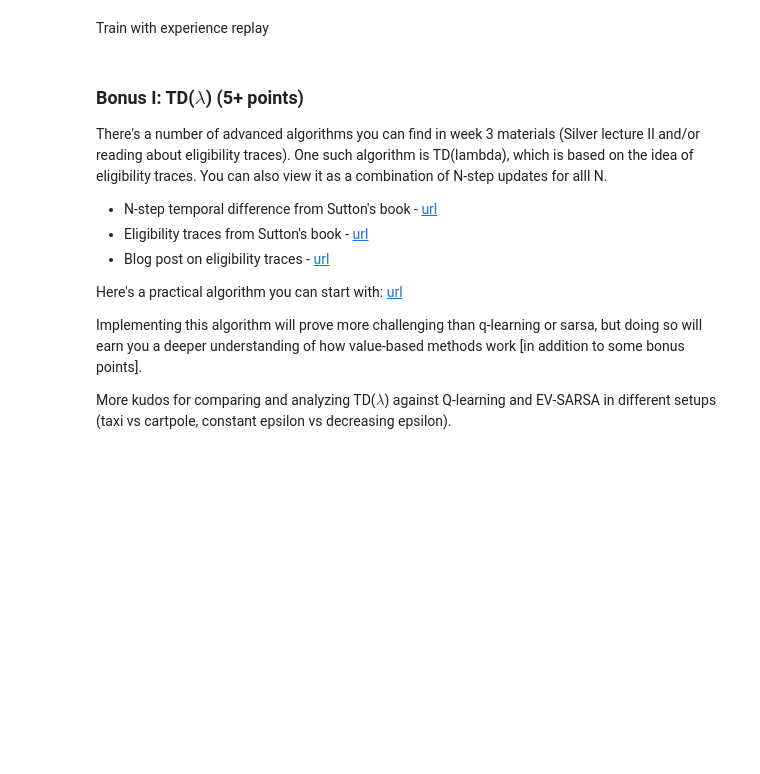
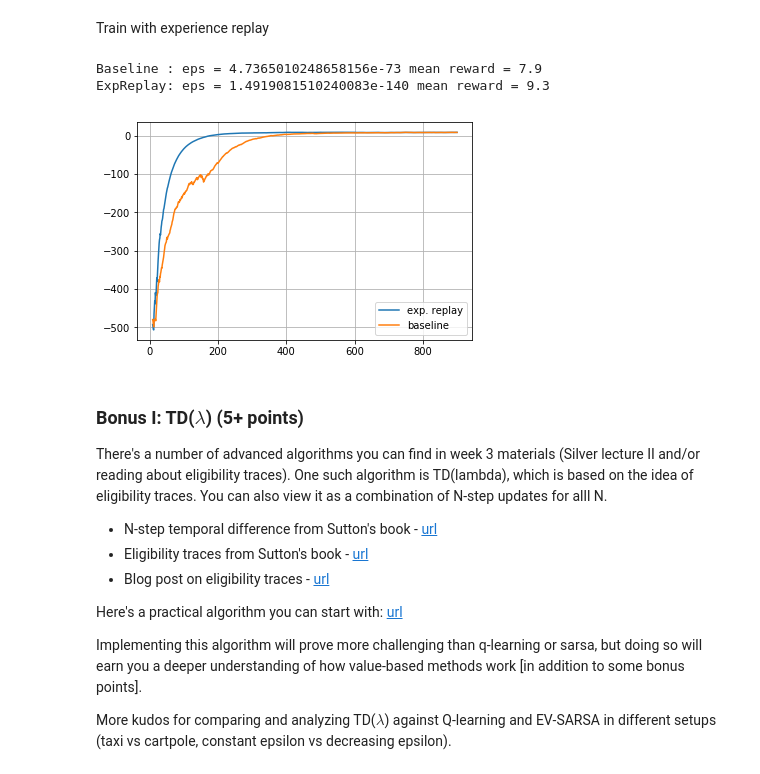
Before and after one commit to sshkhr/Practical_RL, a Jupyter notebook: week3_model_free/homework/homework.ipynb, the cells around one changed output. Saved outputs shown, nothing was run; the diff lists cells and outputs as text; code cells hidden in the pictures; blank space fills up the shorter version.

Commit message:
Added Experience Replay Buffer

```diff
--- a/week3_model_free/homework/homework.ipynb
+++ b/week3_model_free/homework/homework.ipynb
@@ -425,6 +475,11 @@ print ("Success!")
 # %% [markdown]
 Now let's use this buffer to improve training:
-# %%
-agent = <create agent>
-replay = ReplayBuffer(10000)
+# %%
+agent_baseline = QLearningAgent(alpha=0.5, epsilon=0.25, discount=0.99,
+                       get_legal_actions = lambda s: range(n_actions))
+
+agent_replay = QLearningAgent(alpha=0.5, epsilon=0.25, discount=0.99,
+                       get_legal_actions = lambda s: range(n_actions))
+
+replay = ReplayBuffer(10000)
 # %%
@@ -460,3 +528,35 @@ Train with experience replay
+# %%
+import gym
+env = gym.make("Taxi-v2")
+
+n_actions = env.action_space.n
+# %%
+from IPython.display import clear_output
+from pandas import ewma, Series
+moving_average = lambda ts, span=100: ewma(Series(ts), min_periods=span//10, span=span).values
+
+rewards_replay, rewards_baseline = [], []
+
+for i in range(1000):
+    rewards_replay.append(play_and_train_with_replay(env, agent_replay, replay))
+    rewards_baseline.append(play_and_train_with_replay(env, agent_baseline, replay=None))
+
+    agent_replay.epsilon *= 0.99
+    agent_baseline.epsilon *= 0.99
+
+    if i %100 ==0:
+        clear_output(True)
+        print('Baseline : eps =', agent_replay.epsilon, 'mean reward =', np.mean(rewards_baseline[-10:]))
+        print('ExpReplay: eps =', agent_baseline.epsilon, 'mean reward =', np.mean(rewards_replay[-10:]))
+        plt.plot(moving_average(rewards_replay), label='exp. replay')
+        plt.plot(moving_average(rewards_baseline), label='baseline')
+        plt.grid()
+        plt.legend()
+        plt.show()
+# %% [output]
+Baseline : eps = 4.7365010248658156e-73 mean reward = 7.9
+ExpReplay: eps = 1.4919081510240083e-140 mean reward = 9.3
+[figure, added]
 # %% [markdown]
 ### Bonus I: TD($ \lambda $) (5+ points)
 
```
Also changed, not shown: parts of 17 cells of this notebook.
